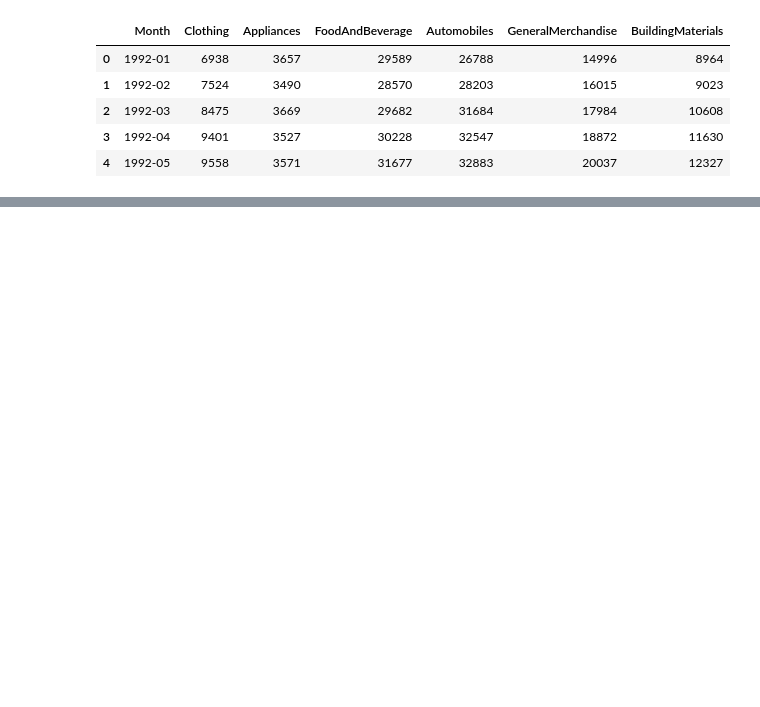
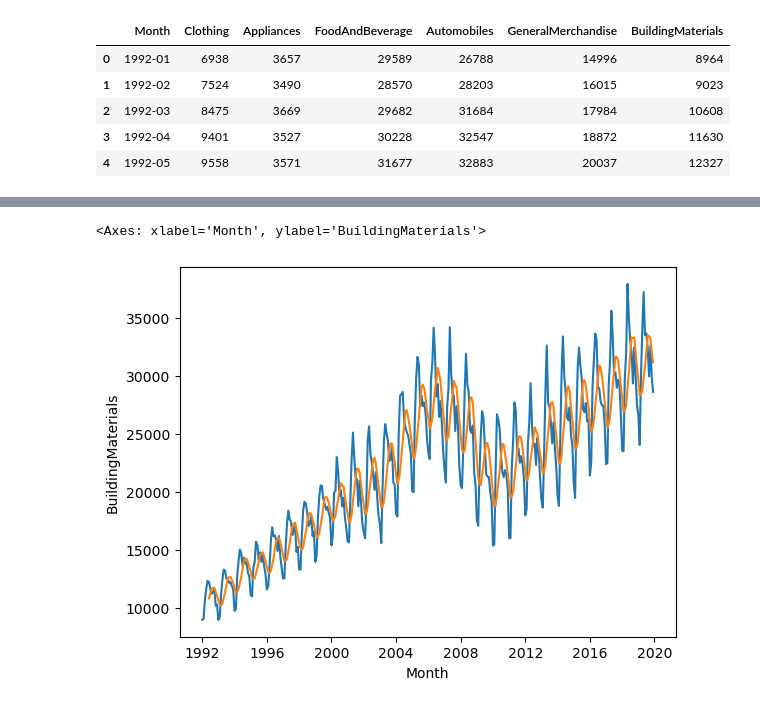
Before and after one commit to lhduc94/timeseries, a Jupyter notebook: notebooks/smoothing.ipynb, the cells around one changed output, grey strips where cells are left out. Drawn from its saved outputs; the diff is of its cells as text; code cells hidden in the pictures; blank space fills up the shorter version.

```diff
--- a/notebooks/smoothing.ipynb
+++ b/notebooks/smoothing.ipynb
@@ -72,0 +72,5 @@ sns.lineplot(x='Month', y='Centered_MA', data=df, label='Trailing_MA')
+# %%
+df = pd.read_csv('../data/us-retail-sales.csv')
+df['Month'] = pd.to_datetime(df['Month'])
+# %%
+df['BuildingMaterials_MA'] = df['BuildingMaterials'].rolling(window=6, center=False).mean()
@@ -72,0 +80,7 @@ sns.lineplot(x='Month', y='Centered_MA', data=df, label='Trailing_MA')
+# %%
+fig, axes = plt.subplots(2,2)
+sns.lineplot(x='Month', y='BuildingMaterials', data=df)
+sns.lineplot(x='Month', y='BuildingMaterials_MA', data=df)
+# %% [output]
+<Axes: xlabel='Month', ylabel='BuildingMaterials'>
+[figure, added]
```
Also changed, not shown: parts of 7 cells of this notebook, 3 other files.
